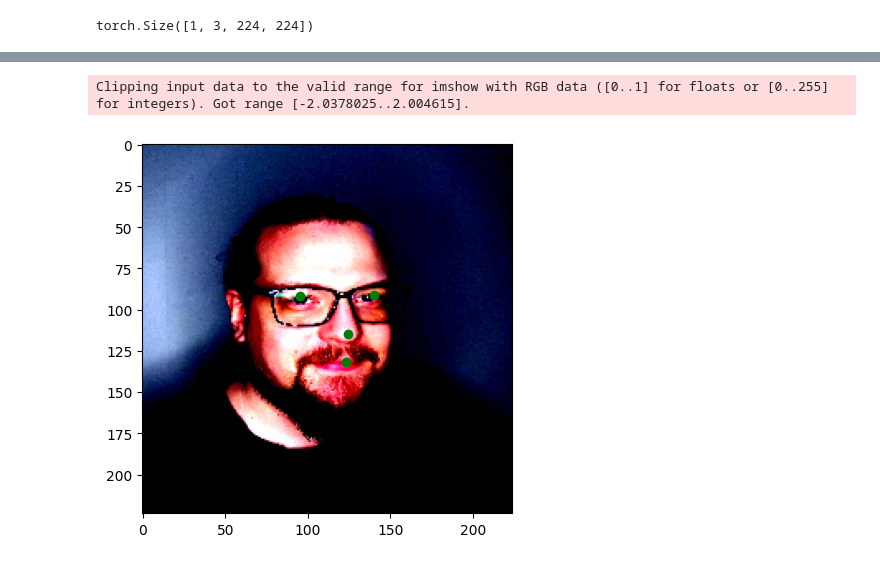
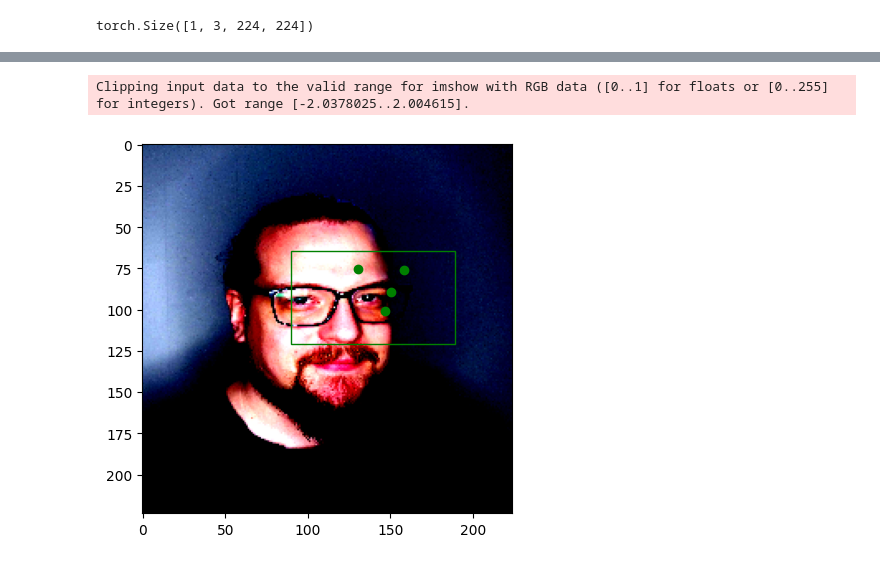
Before and after one commit to Zeepat/face-keypoint-detection, a Jupyter notebook: train.ipynb, the cells around one changed output, grey strips where cells are left out. Cells and saved outputs as stored; diff of their text form; code cells hidden in the pictures.

```diff
--- a/train.ipynb
+++ b/train.ipynb
@@ -24,7 +24,7 @@ train_loader, val_loader, test_loader = train_test_split(dataset,
                                                          val_size=0.1,
                                                          batch_size=80)
 # %%
-model = nalbert_Net()
+model = nalbert_Net_wBbox()
 # %%
 criterion_keypoints = nn.MSELoss()
 criterion_bbox = nn.SmoothL1Loss()
@@ -171,27 +175,27 @@ import matplotlib.patches as patches
 example_data = test_loader.dataset[9]
 example_image = example_data[0].unsqueeze(0).to(device)
 example_keypoints = example_data[1].to(device)
-# example_bbox = example_data[2].to(device)
+example_bbox = example_data[2].to(device)
 
 # Set the model to evaluation mode
 model.eval()
 
 # Get the model predictions
 with torch.no_grad():
-    pred_keypoints = model(example_image)
+    pred_keypoints, pred_bbox = model(example_image)
 
 # Convert predictions to numpy for plotting
 pred_keypoints_np = pred_keypoints.cpu().numpy().reshape(-1, 2)
-# pred_bbox_np = pred_bbox.cpu().numpy().reshape(-1)
+pred_bbox_np = pred_bbox.cpu().numpy().reshape(-1)
 
 # Denormalize keypoints and bounding box
 image_shape = example_image.cpu().squeeze().shape[1:]  # Get the original image dimensions
 pred_keypoints_np[:, 0] *= image_shape[1]  # Denormalize x coordinates
 pred_keypoints_np[:, 1] *= image_shape[0]  # Denormalize y coordinates
-# pred_bbox_np[0] *= image_shape[1]  # Denormalize bbox x coordinate
-# pred_bbox_np[1] *= image_shape[0]  # Denormalize bbox y coordinate
-# pred_bbox_np[2] *= image_shape[1]  # Denormalize bbox width
-# pred_bbox_np[3] *= image_shape[0]  # Denormalize bbox height
+pred_bbox_np[0] *= image_shape[1]  # Denormalize bbox x coordinate
+pred_bbox_np[1] *= image_shape[0]  # Denormalize bbox y coordinate
+pred_bbox_np[2] *= image_shape[1]  # Denormalize bbox width
+pred_bbox_np[3] *= image_shape[0]  # Denormalize bbox height
 
 # Plot the image
 fig, ax = plt.subplots(1)
@@ -202,8 +206,8 @@ for (x, y) in pred_keypoints_np:
     ax.plot(x, y, 'ro')
 
 # Plot the predicted bounding box
-# rect = patches.Rectangle((pred_bbox_np[0], pred_bbox_np[1]), pred_bbox_np[2], pred_bbox_np[3], linewidth=1, edgecolor='r', facecolor='none')
-# ax.add_patch(rect)
+rect = patches.Rectangle((pred_bbox_np[0], pred_bbox_np[1]), pred_bbox_np[2], pred_bbox_np[3], linewidth=1, edgecolor='r', facecolor='none')
+ax.add_patch(rect)
 
 plt.show()
 # %% [output]
@@ -227,27 +232,35 @@ nalbert_Net(
 # %%
 from utils import gpu_transform
 
 # load test_pic
 test_pic = "data/isak.jpg"
 
 
 test_image = plt.imread(test_pic)
 test_image = gpu_transform(test_image, "cuda").unsqueeze(0).to(device)
 
 with torch.no_grad():
-    pred_keypoints = model(test_image)
+    pred_keypoints, pred_bbox = model(test_image)
 
 pred_keypoints_np = pred_keypoints.cpu().numpy().reshape(-1, 2)
+pred_bbox_np = pred_bbox.cpu().numpy().reshape(-1)
 pred_keypoints_np[:, 0] *= test_image.shape[3]
 pred_keypoints_np[:, 1] *= test_image.shape[2]
+pred_bbox_np[0] *= test_image.shape[3]
+pred_bbox_np[1] *= test_image.shape[2]
+pred_bbox_np[2] *= test_image.shape[3]
+pred_bbox_np[3] *= test_image.shape[2]
 
 fig, ax = plt.subplots(1)
 ax.imshow(test_image.cpu().squeeze().permute(1, 2, 0))
 
 for (x, y) in pred_keypoints_np:
     ax.plot(x, y, 'go')
 
+rect = patches.Rectangle((pred_bbox_np[0], pred_bbox_np[1]), pred_bbox_np[2], pred_bbox_np[3], linewidth=1, edgecolor='g', facecolor='none')
+ax.add_patch(rect)
+
 plt.show()
 # %% [output]
 Clipping input data to the valid range for imshow with RGB data ([0..1] for floats or [0..255] for integers). Got range [-2.0378025..2.004615].
-[figure, old version]
+[figure, new version]
```
Also changed, not shown: parts of 9 cells of this notebook, 9 other files.
